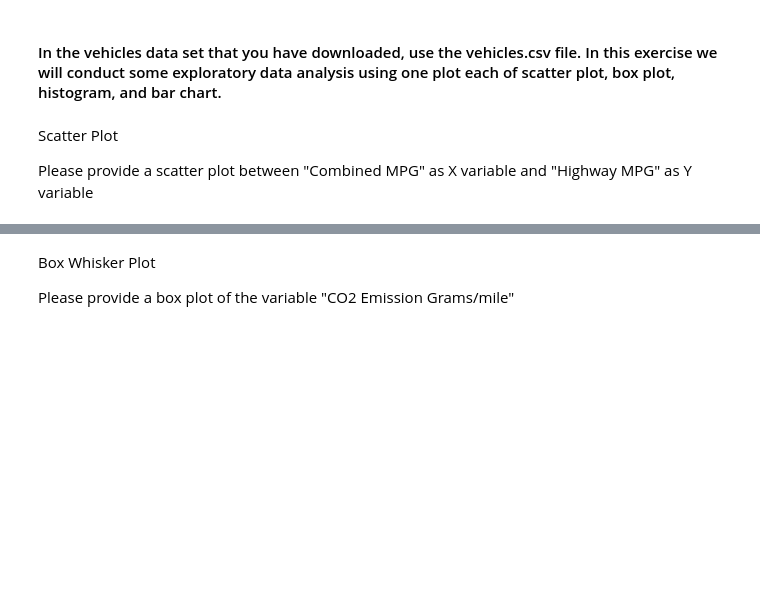
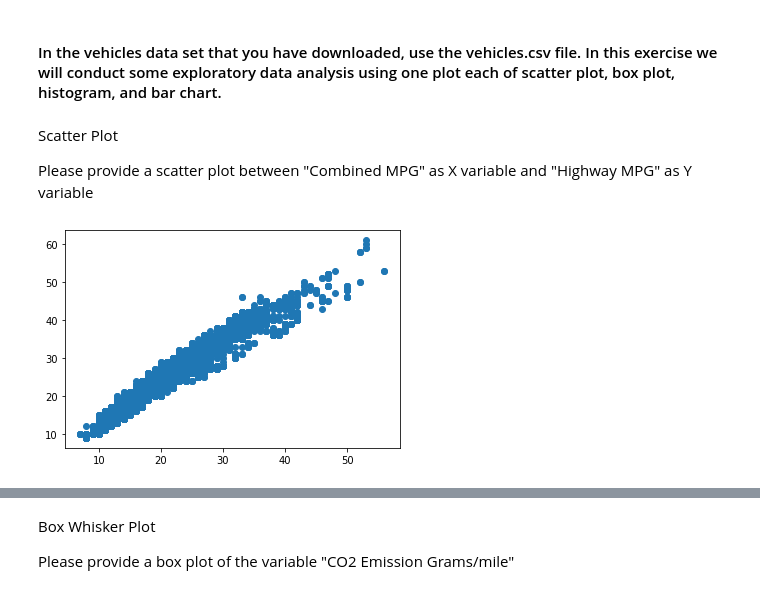
Before and after one commit to Juliaroch/dataptmad1019, a Jupyter notebook: module-2/lab-matplotlib-seaborn/your-code/challenge-1.ipynb, the cells around one changed output, grey strips where cells are left out. Saved outputs shown, nothing was run; the diff lists cells and outputs as text; code cells hidden in the pictures; blank space fills up the shorter version.

```diff
--- a/module-2/lab-matplotlib-seaborn/your-code/challenge-1.ipynb
+++ b/module-2/lab-matplotlib-seaborn/your-code/challenge-1.ipynb
@@ -68,0 +89,9 @@ Please provide a scatter plot between "Combined MPG" as X variable and
+# %%
+# your code here
+df = pd.read_csv('vehicles.csv')
+x = df['Combined MPG']
+y = df['Highway MPG']
+plt.scatter(x, y)
+plt.show()
+# %% [output]
+[figure, added]
```
Also changed, not shown: parts of 14 cells of this notebook.
